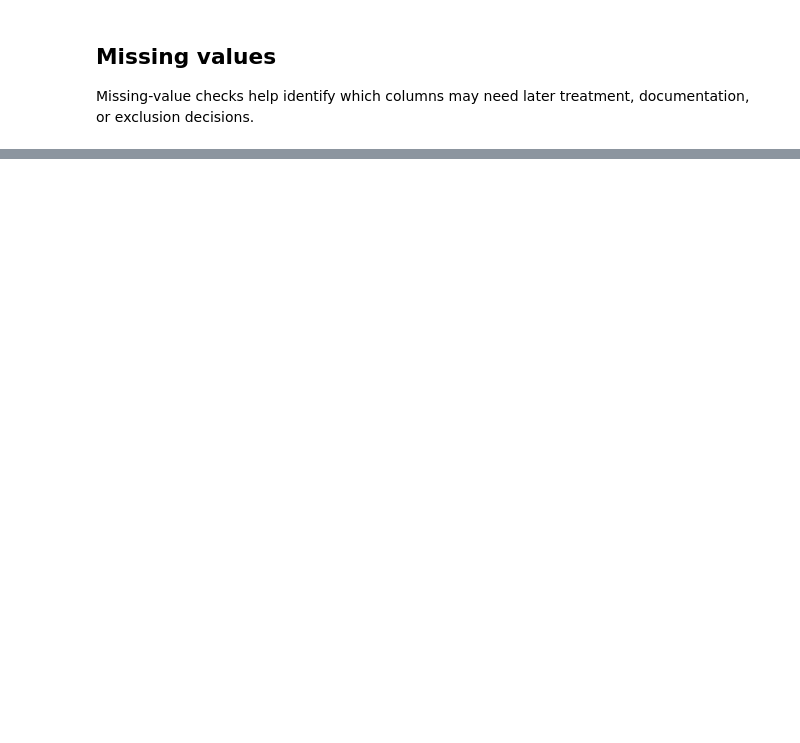
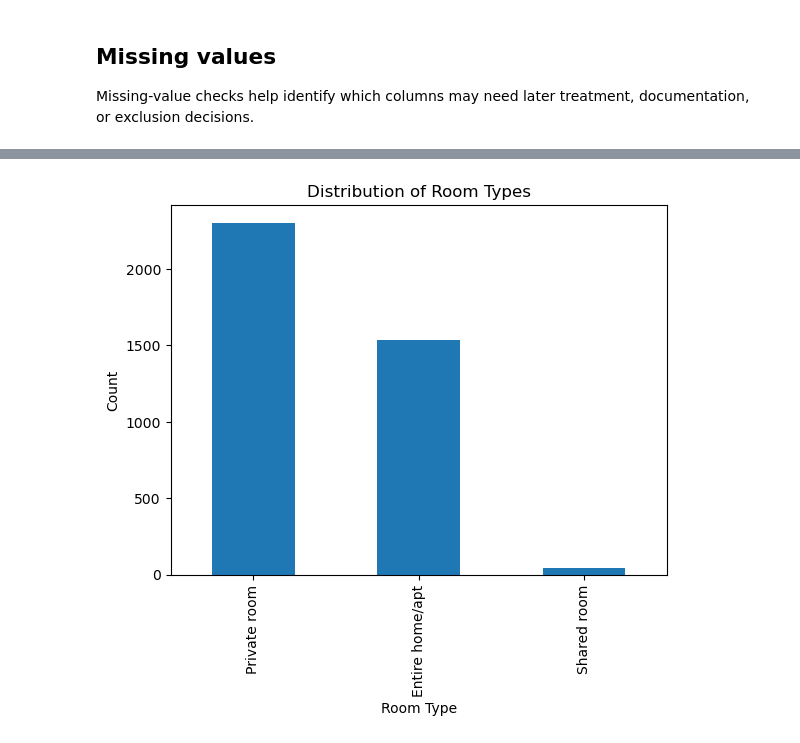
Before and after one commit to hylin0517/airbnb_regression, a Jupyter notebook: notebooks/airbnb_prediction_model.ipynb, the cells around one changed output, grey strips where cells are left out. Saved outputs shown, nothing was run; the diff lists cells and outputs as text; code cells hidden in the pictures; blank space fills up the shorter version.

```diff
--- a/notebooks/airbnb_prediction_model.ipynb
+++ b/notebooks/airbnb_prediction_model.ipynb
@@ -143,0 +255,10 @@ listings_model.head(10)
+# %%
+listings_model = listings_model[listings_model["room_type"] != "Hotel room"]
+# %%
+listings_model["room_type"].value_counts().plot(kind="bar")
+plt.xlabel("Room Type")
+plt.ylabel("Count")
+plt.title("Distribution of Room Types")
+plt.show()
+# %% [output]
+[figure, added]
```
Also changed, not shown: parts of 61 cells of this notebook.
